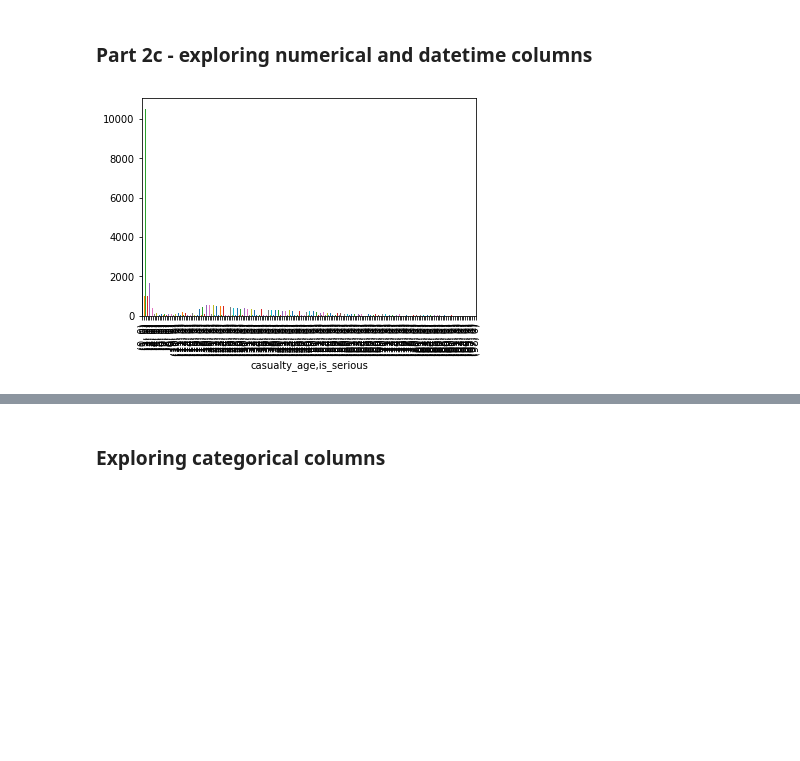
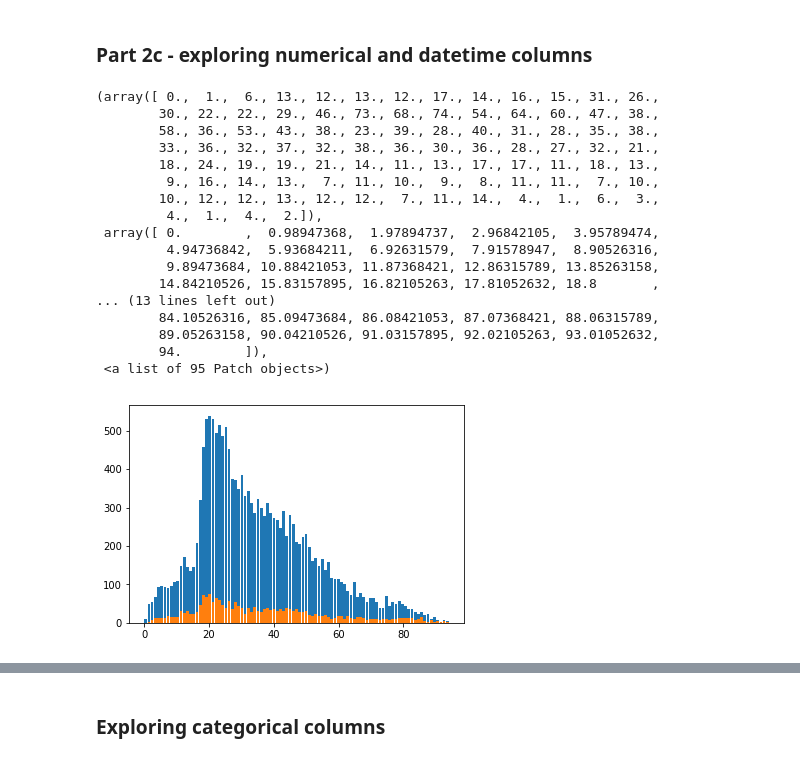
Before and after one commit to INRIX-rebecca-davey/python-ml-workshop, a Jupyter notebook: code/Part 2 - EDA and feature engineering.ipynb, the cells around one changed output, grey strips where cells are left out. Cells and saved outputs as stored; diff of their text form; code cells hidden in the pictures; blank space fills up the shorter version.

```diff
--- a/code/Part 2 - EDA and feature engineering.ipynb
+++ b/code/Part 2 - EDA and feature engineering.ipynb
@@ -88,13 +81,32 @@ df.head(5)
 # %%
 # numerical columns - are they useful? Do we want to do anything with them?
 
 numericalColumns = ['num_vehicles', 'casualty_age']
 
-for numCol in numericalColumns:
-    grouped = df.groupby([numCol, 'is_serious']).size()
-    grouped.plot.bar()
+slightAges = df[df.is_serious == 0]['casualty_age'].values
+plt.hist(slightAges, range=(0,94),bins=95, rwidth=0.85)
+
+seriousAges = df[df.is_serious == 1]['casualty_age'].values
+plt.hist(seriousAges, range=(0,94),bins=95, rwidth=0.85)
 # %% [output]
+(array([ 0.,  1.,  6., 13., 12., 13., 12., 17., 14., 16., 15., 31., 26.,
+        30., 22., 22., 29., 46., 73., 68., 74., 54., 64., 60., 47., 38.,
+        58., 36., 53., 43., 38., 23., 39., 28., 40., 31., 28., 35., 38.,
+        33., 36., 32., 37., 32., 38., 36., 30., 36., 28., 27., 32., 21.,
+        18., 24., 19., 19., 21., 14., 11., 13., 17., 17., 11., 18., 13.,
+         9., 16., 14., 13.,  7., 11., 10.,  9.,  8., 11., 11.,  7., 10.,
+        10., 12., 12., 13., 12., 12.,  7., 11., 14.,  4.,  1.,  6.,  3.,
+         4.,  1.,  4.,  2.]),
+ array([ 0.        ,  0.98947368,  1.97894737,  2.96842105,  3.95789474,
+         4.94736842,  5.93684211,  6.92631579,  7.91578947,  8.90526316,
+         9.89473684, 10.88421053, 11.87368421, 12.86315789, 13.85263158,
+        14.84210526, 15.83157895, 16.82105263, 17.81052632, 18.8       ,
+... (13 lines left out)
+        84.10526316, 85.09473684, 86.08421053, 87.07368421, 88.06315789,
+        89.05263158, 90.04210526, 91.03157895, 92.02105263, 93.01052632,
+        94.        ]),
+ <a list of 95 Patch objects>)
-[figure, old version]
+[figure, new version]
 # %%
 # let's explore the date and time fields
 # in their current format, they aren't very useful - we want to extract useful columns
```
Also changed, not shown: parts of 29 cells of this notebook, 1 other file.
